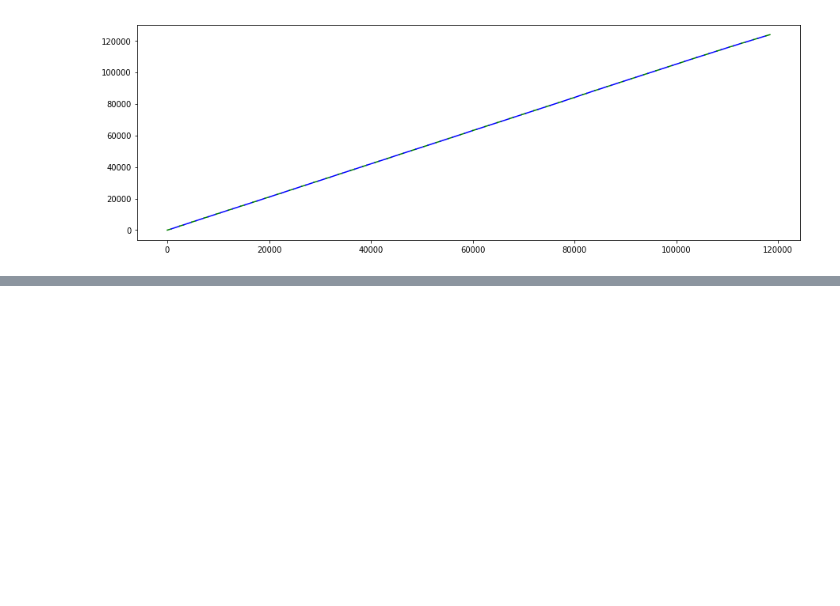
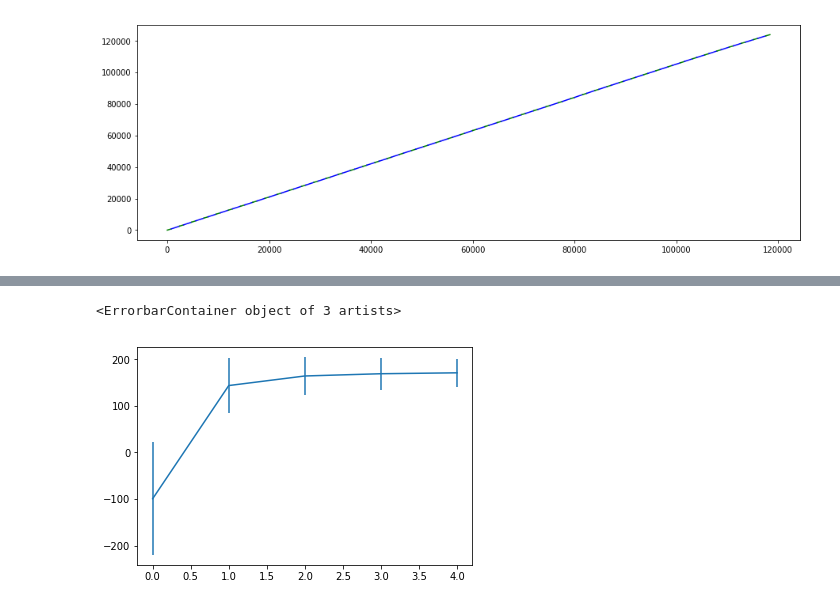
Before and after one commit to nlandolfi/slbo, a Jupyter notebook: notebooks/AF.ipynb, the cells around one changed output, grey strips where cells are left out. Cells and saved outputs as stored; diff of their text form; code cells hidden in the pictures; blank space fills up the shorter version.

```diff
--- a/notebooks/AF.ipynb
+++ b/notebooks/AF.ipynb
@@ -94,0 +97,8 @@ vel
+# %%
+eval_runs = [utils2.load(job, reload=True, verbose=False) for job in AFOLD]
+nums = [np.append(t[0].slbos[0].episode_real_mean_evals, t[0].post_slbo_real_eval_means[0]) for t in eval_runs]
+nums = np.array(nums)
+plt.errorbar(np.arange(5), np.mean(nums, axis=0), yerr=np.std(nums, axis=0))
+# %% [output]
+<ErrorbarContainer object of 3 artists>
+[figure, added]
```
Also changed, not shown: parts of 9 cells of this notebook, 6 other files.
